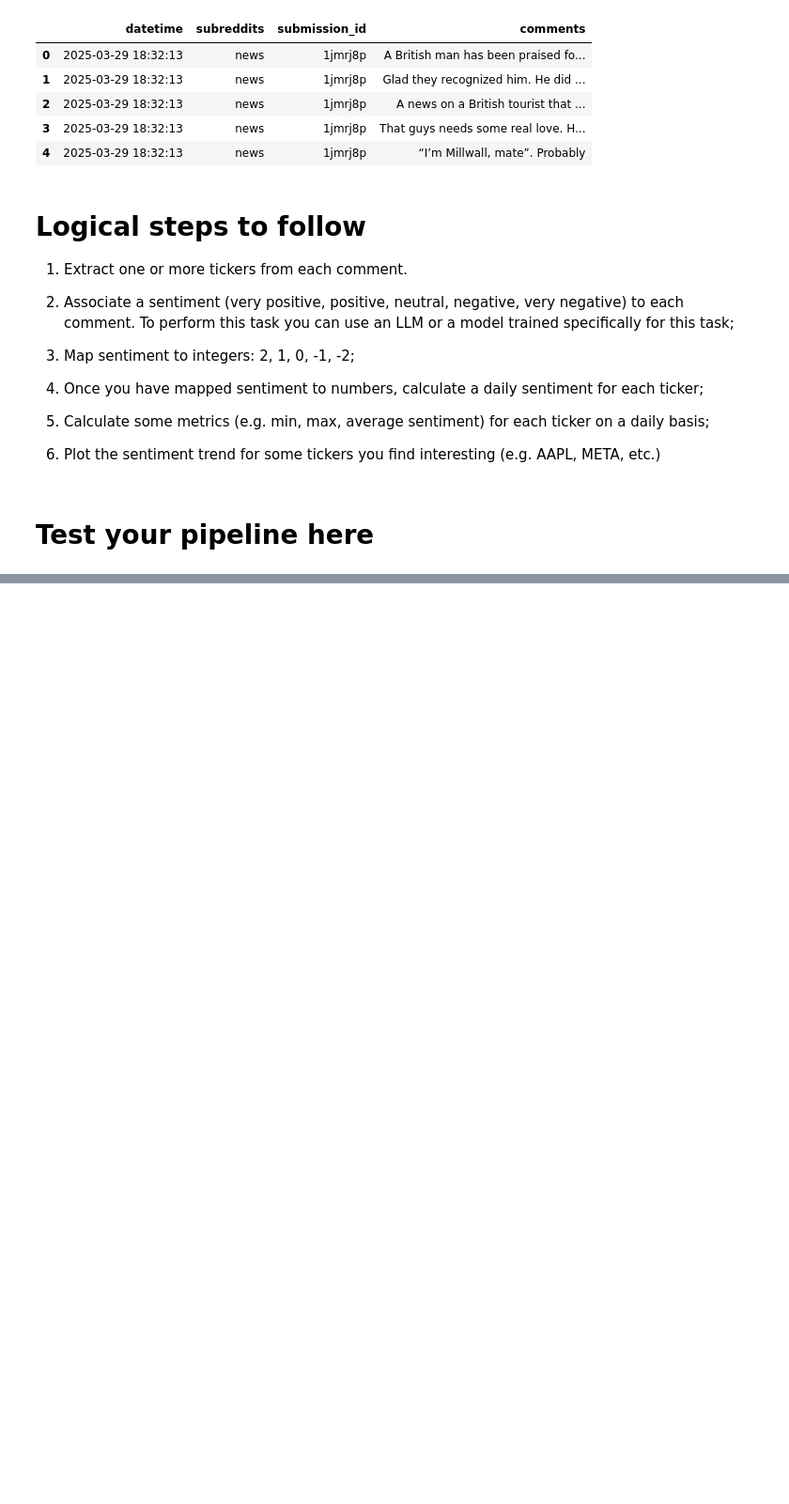
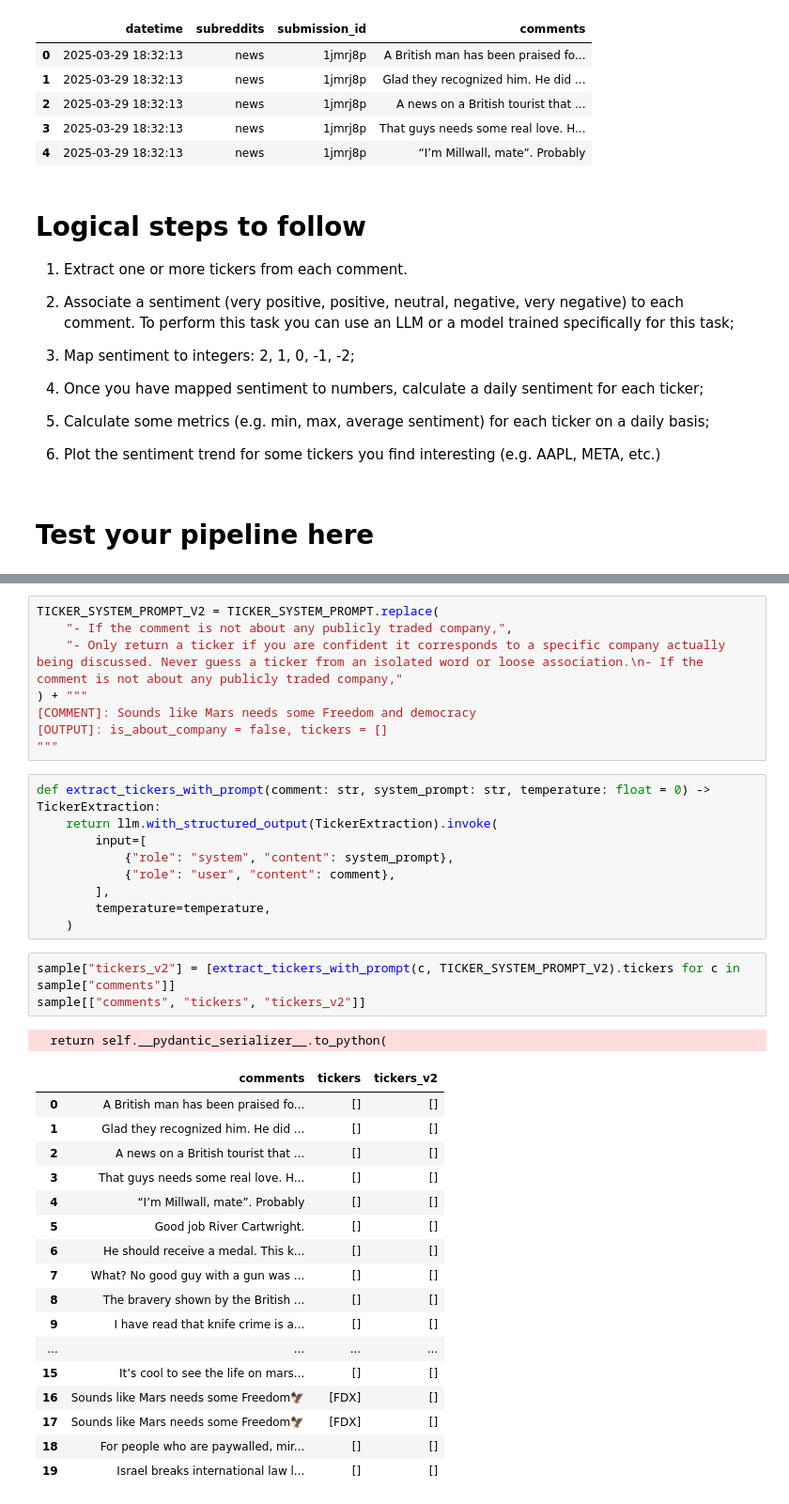
Before and after one commit to giondu/cineca_project, a Jupyter notebook: hugo/LLAMA_of_WallStreet_Hugo.ipynb, the cells around one changed output, grey strips where cells are left out. Shown at 94% size. Cells and saved outputs as stored; diff of their text form; blank space fills up the shorter version.

```diff
--- a/hugo/LLAMA_of_WallStreet_Hugo.ipynb
+++ b/hugo/LLAMA_of_WallStreet_Hugo.ipynb
@@ -201,0 +413,39 @@ None
+# %%
+TICKER_SYSTEM_PROMPT_V2 = TICKER_SYSTEM_PROMPT.replace(
+    "- If the comment is not about any publicly traded company,",
+    "- Only return a ticker if you are confident it corresponds to a specific company actually being discussed. Never guess a ticker from an isolated word or loose association.\n- If the comment is not about any publicly traded company,"
+) + """
+[COMMENT]: Sounds like Mars needs some Freedom and democracy
+[OUTPUT]: is_about_company = false, tickers = []
+"""
+# %%
+def extract_tickers_with_prompt(comment: str, system_prompt: str, temperature: float = 0) -> TickerExtraction:
+    return llm.with_structured_output(TickerExtraction).invoke(
+        input=[
+            {"role": "system", "content": system_prompt},
+            {"role": "user", "content": comment},
+        ],
+        temperature=temperature,
+    )
+# %%
+sample["tickers_v2"] = [extract_tickers_with_prompt(c, TICKER_SYSTEM_PROMPT_V2).tickers for c in sample["comments"]]
+sample[["comments", "tickers", "tickers_v2"]]
+# %% [output]
+  return self.__pydantic_serializer__.to_python(
+|  | comments | tickers | tickers_v2 |
+| 0 | A British man has been praised fo... | [] | [] |
+| 1 | Glad they recognized him. He did ... | [] | [] |
+| 2 | A news on a British tourist that ... | [] | [] |
+| 3 | That guys needs some real love. H... | [] | [] |
+| 4 | “I’m Millwall, mate”. Probably | [] | [] |
+| 5 | Good job River Cartwright. | [] | [] |
+| 6 | He should receive a medal. This k... | [] | [] |
+| 7 | What? No good guy with a gun was ... | [] | [] |
+| 8 | The bravery shown by the British ... | [] | [] |
+| 9 | I have read that knife crime is a... | [] | [] |
+| ... | ... | ... | ... |
+| 15 | It’s cool to see the life on mars... | [] | [] |
+| 16 | Sounds like Mars needs some Freedom🦅 | [FDX] | [] |
+| 17 | Sounds like Mars needs some Freedom🦅 | [FDX] | [] |
+| 18 | For people who are paywalled, mir... | [] | [] |
+| 19 | Israel breaks international law l... | [] | [] |
```
Also changed, not shown: parts of 31 cells of this notebook.
